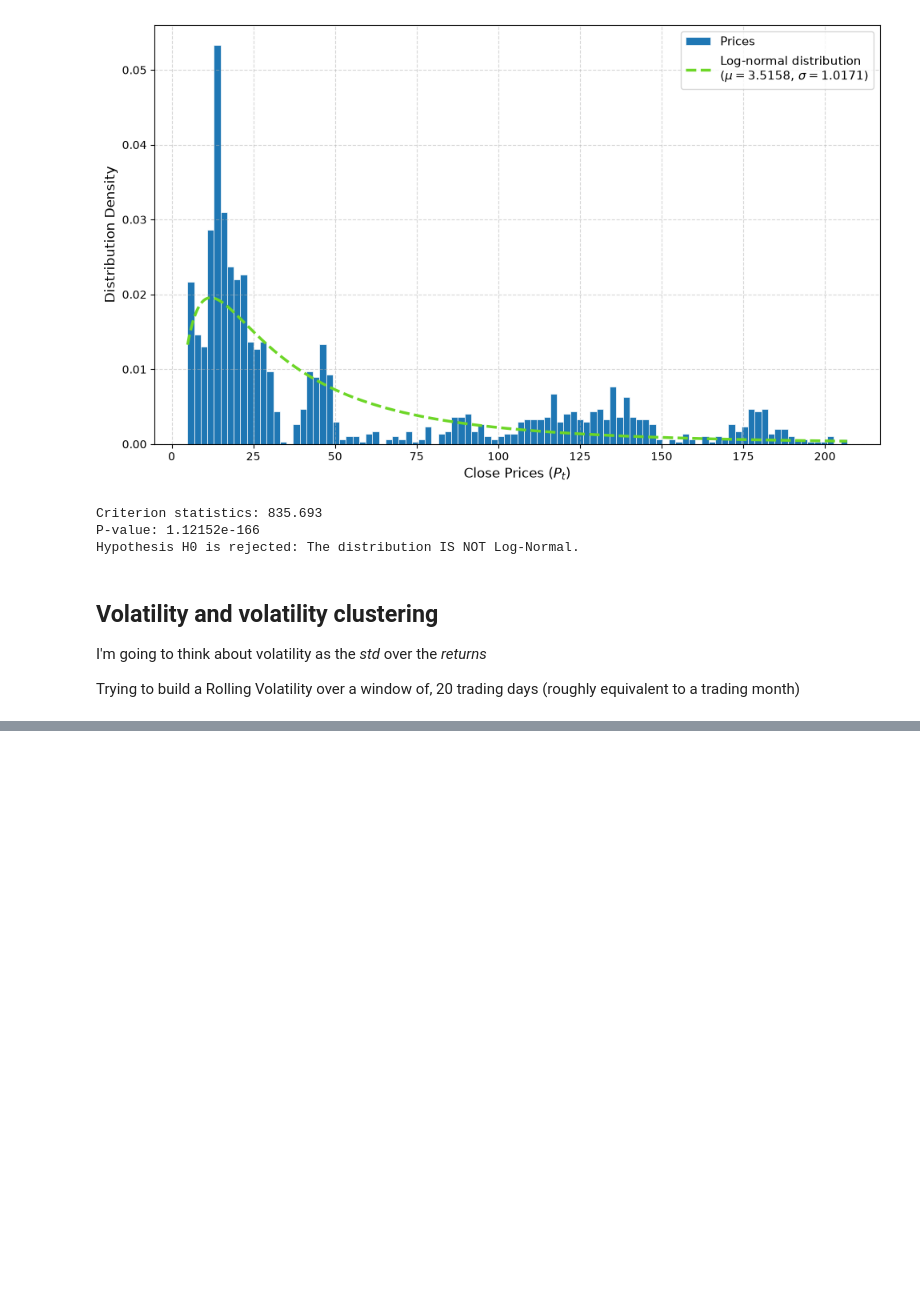
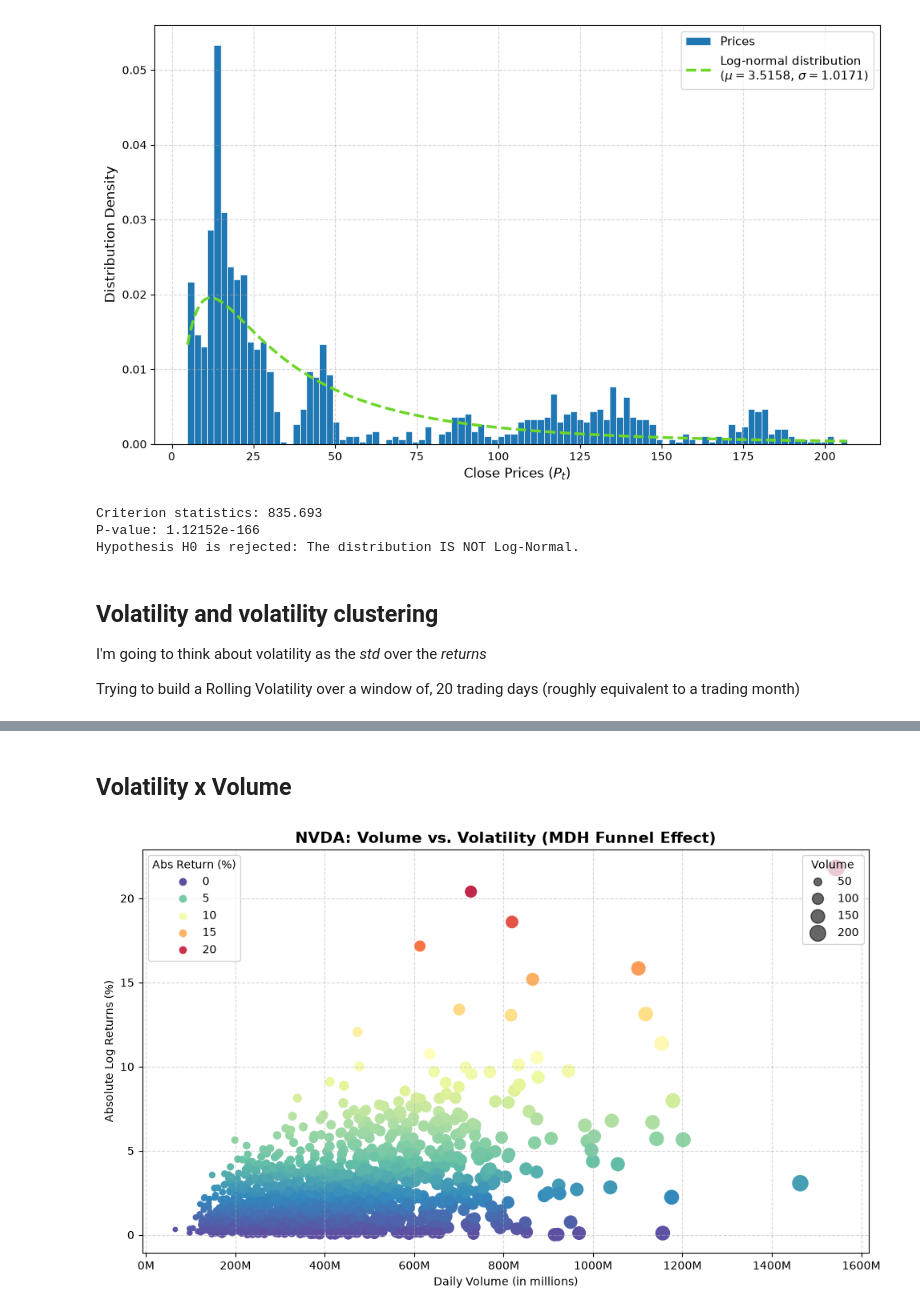
Before and after one commit to antoshens/AlgoTrade, a Jupyter notebook: python/notebooks/price_data_analysis.ipynb, the cells around one changed output, grey strips where cells are left out. Drawn from its saved outputs; the diff is of its cells as text; code cells hidden in the pictures; blank space fills up the shorter version.

```diff
--- a/python/notebooks/price_data_analysis.ipynb
+++ b/python/notebooks/price_data_analysis.ipynb
@@ -286,0 +298,43 @@ plt.show()
+# %% [markdown]
+## Volatility x Volume
+# %%
+import matplotlib.pyplot as plt
+import matplotlib.ticker as ticker
+import numpy as np
+
+nvda = history.NVDA
+
+log_returns = np.diff(np.log(nvda.Close.values))
+abs_log_returns_perc = np.abs(log_returns) * 100 # (%)
+
+volume = nvda.Volume.values[1:]
+
+v_min, v_max = np.min(volume), np.max(volume)
+size = 15 + (volume - v_min) / (v_max - v_min) * 185
+
+# data visualization
+fig, ax = plt.subplots(figsize=(10, 6));
+
+scatter = ax.scatter(volume, abs_log_returns_perc, c=abs_log_returns_perc, s=size, cmap="Spectral_r")
+
+# disable scientific notation & offset on X-axis to show full numbers
+ax.ticklabel_format(style='plain', useOffset=False, axis='x')
+
+ax.set_title("NVDA: Volume vs. Volatility (MDH Funnel Effect)", fontsize=14, fontweight='bold')
+ax.set_xlabel("Daily Volume (in millions)")
+ax.set_ylabel("Absolute Log Returns (%)")
+
+ax.xaxis.set_major_formatter(ticker.FuncFormatter(lambda x, p: f'{x/1e6:.0f}M'))
+legend1 = ax.legend(*scatter.legend_elements(num=5),
+                    loc="upper left", title="Abs Return (%)")
+ax.add_artist(legend1)
+
+handles, labels = scatter.legend_elements(prop="sizes", alpha=0.6, num=5)
+legend2 = ax.legend(handles, labels, loc="upper right", title="Volume")
+
+ax.grid(True, linestyle='--', alpha=0.5)
+plt.tight_layout()
+
+plt.show()
+# %% [output]
+[figure, added]
```
Also changed, not shown: parts of 2 cells of this notebook, 1 other file.
